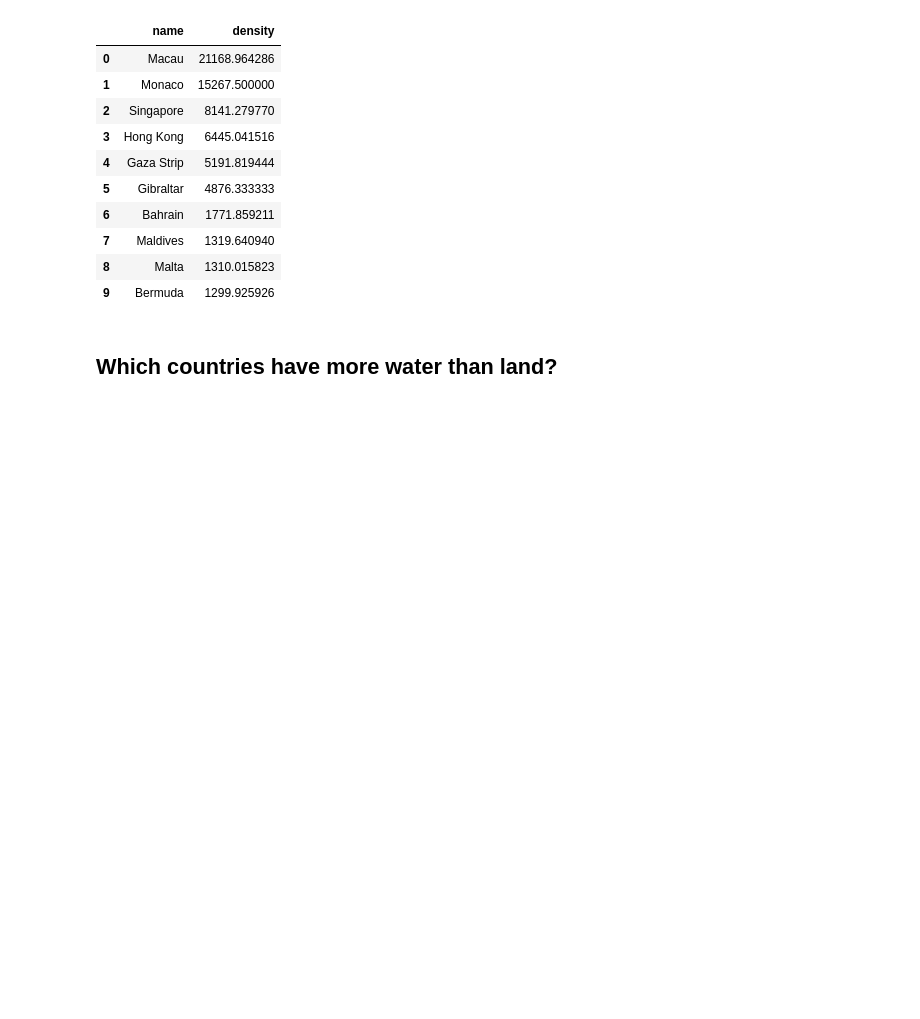
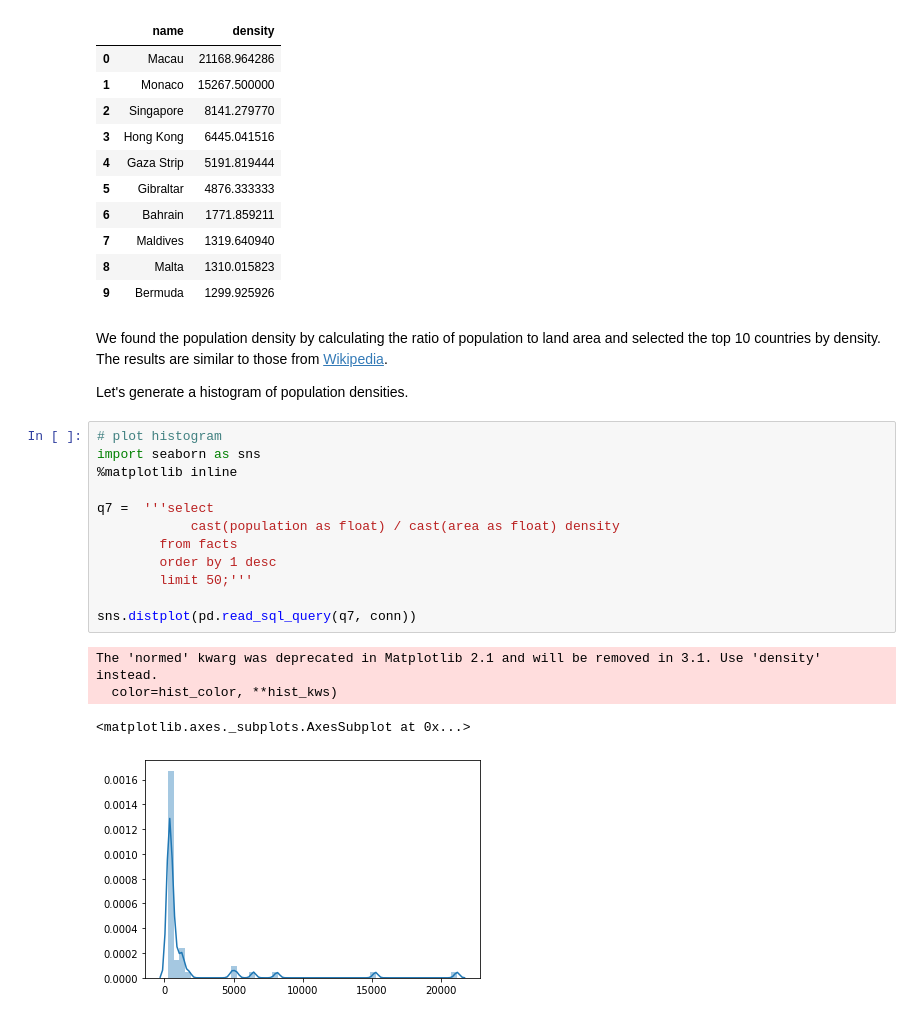
Before and after one commit to mariastratulat/dataquest, a Jupyter notebook: CIA World Factbook.ipynb, the cells around one changed output. Saved outputs shown, nothing was run; the diff lists cells and outputs as text; blank space fills up the shorter version.

```diff
--- a/CIA World Factbook.ipynb
+++ b/CIA World Factbook.ipynb
@@ -141,5 +138,24 @@ pd.read_sql_query(q6, conn)
 | 7 | Maldives | 1319.640940 |
 | 8 | Malta | 1310.015823 |
 | 9 | Bermuda | 1299.925926 |
-# %% [markdown]
-## Which countries have more water than land?
+# %% [markdown]
+We found the population density by calculating the ratio of population to land area and selected the top 10 countries by density. The results are similar to those from [Wikipedia](https://simple.wikipedia.org/wiki/List_of_countries_and_dependencies_by_population_density).
+
+Let's generate a histogram of population densities.
+# %%
+# plot histogram
+import seaborn as sns
+%matplotlib inline
+
+q7 =  '''select
+            cast(population as float) / cast(area as float) density
+        from facts
+        order by 1 desc
+        limit 50;'''
+
+sns.distplot(pd.read_sql_query(q7, conn))
+# %% [output]
+The 'normed' kwarg was deprecated in Matplotlib 2.1 and will be removed in 3.1. Use 'density' instead.
+  color=hist_color, **hist_kws)
+<matplotlib.axes._subplots.AxesSubplot at 0x...>
+[figure, added]
```
Also changed, not shown: parts of 17 cells of this notebook.
